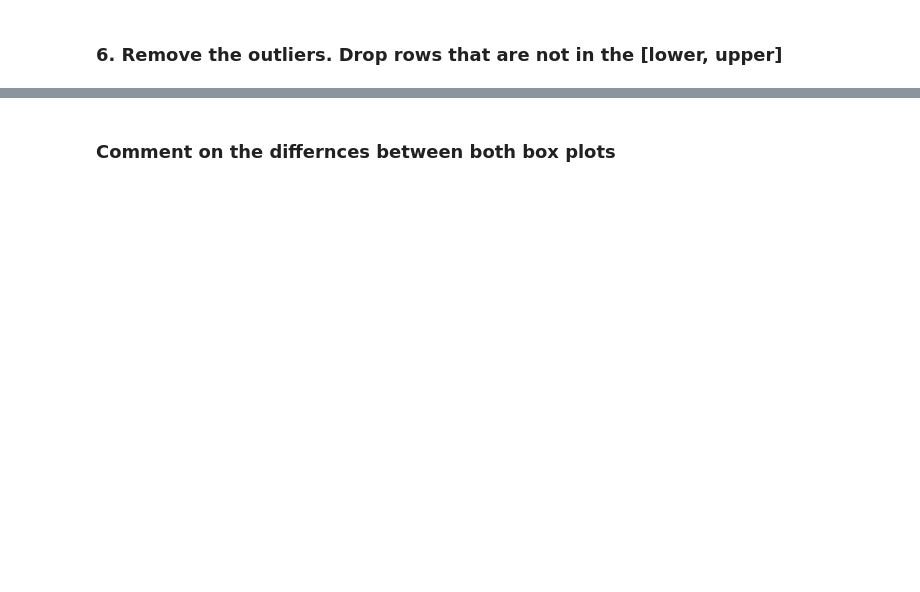
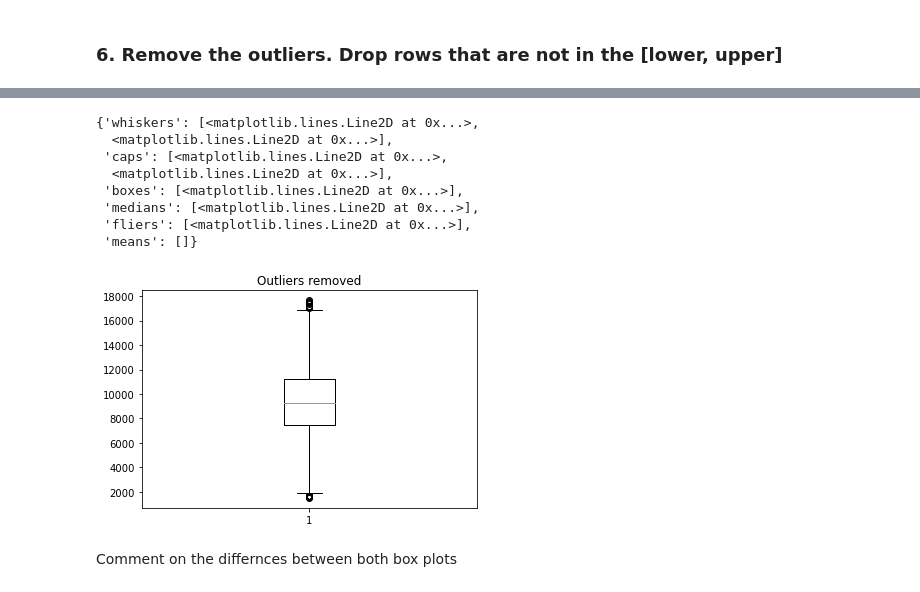
Before and after one commit to Santius0/COMP-3610, a Jupyter notebook: labs/lab3/IQR.ipynb, the cells around one changed output, grey strips where cells are left out. Drawn from its saved outputs; the diff is of its cells as text; code cells hidden in the pictures; blank space fills up the shorter version.

```diff
--- a/labs/lab3/IQR.ipynb
+++ b/labs/lab3/IQR.ipynb
@@ -45,0 +64,5 @@ data = pd.read_csv('train.csv')
+# %%
+Q1 = data['LotArea'].quantile(0.25)
+Q3 = data['LotArea'].quantile(0.75)
+IQR = Q3-Q1
+Q1,Q3,IQR
@@ -49,0 +73,4 @@ data = pd.read_csv('train.csv')
+# %%
+lower = Q1 - 1.5*IQR
+upper = Q3 + 1.5*IQR
+lower, upper
@@ -58,0 +114,3 @@ Filter using upper and lower
+# %%
+data_no_outliers = data[(data['LotArea'] >= lower)  & (data['LotArea'] <= upper)]
+data_no_outliers['LotArea'].describe()
@@ -69,2 +147,16 @@ Filter using upper and lower
+# %%
+fig1, ax1 = plt.subplots()
+ax1.set_title('Outliers removed')
+ax1.boxplot(data_no_outliers['LotArea'])
+# %% [output]
+{'whiskers': [<matplotlib.lines.Line2D at 0x...>,
+  <matplotlib.lines.Line2D at 0x...>],
+ 'caps': [<matplotlib.lines.Line2D at 0x...>,
+  <matplotlib.lines.Line2D at 0x...>],
+ 'boxes': [<matplotlib.lines.Line2D at 0x...>],
+ 'medians': [<matplotlib.lines.Line2D at 0x...>],
+ 'fliers': [<matplotlib.lines.Line2D at 0x...>],
+ 'means': []}
+[figure, added]
 # %% [markdown]
-### Comment on the differnces between both box plots
+Comment on the differnces between both box plots
```
Also changed, not shown: parts of 22 cells of this notebook, 2 other files.
